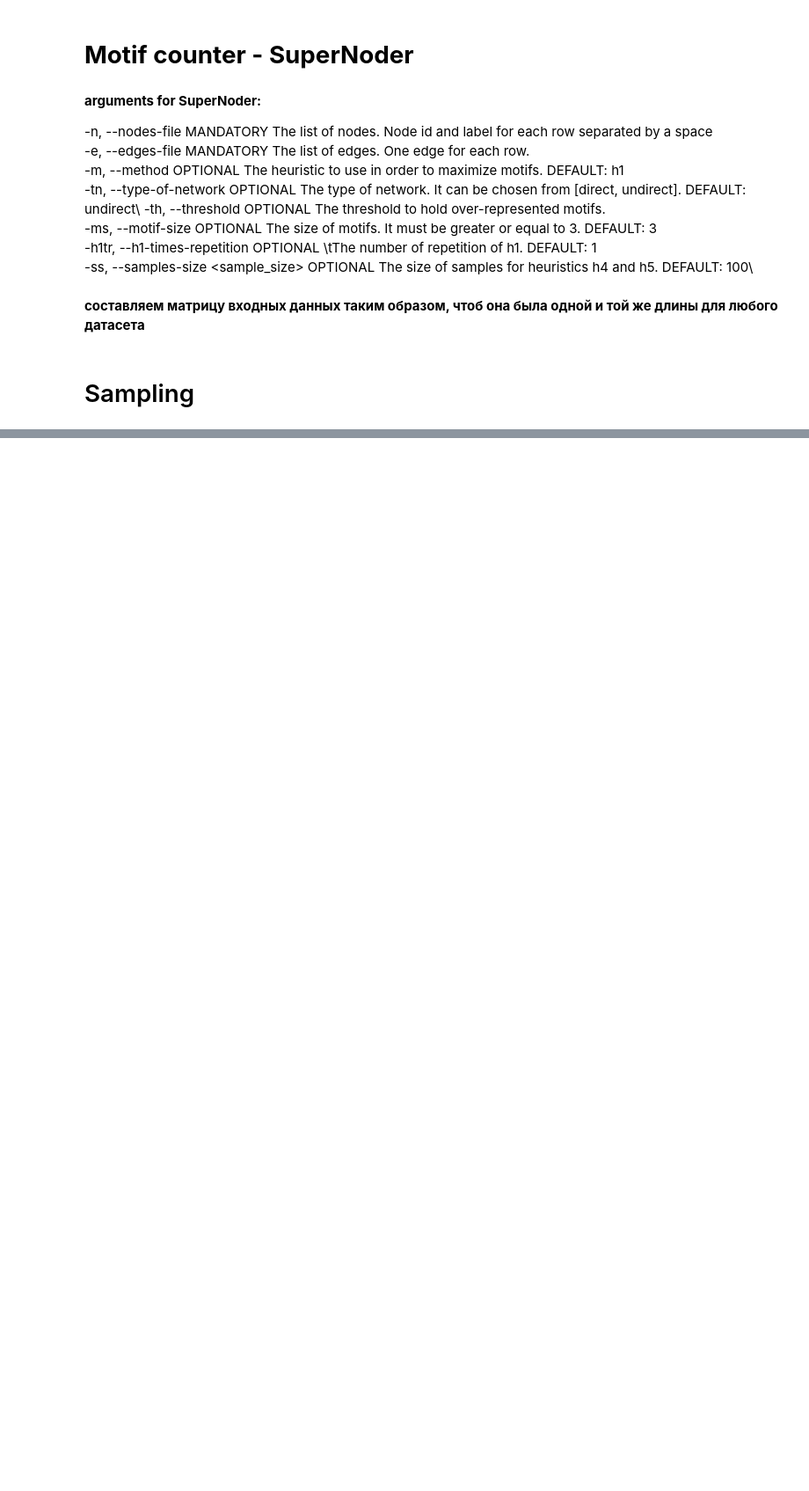
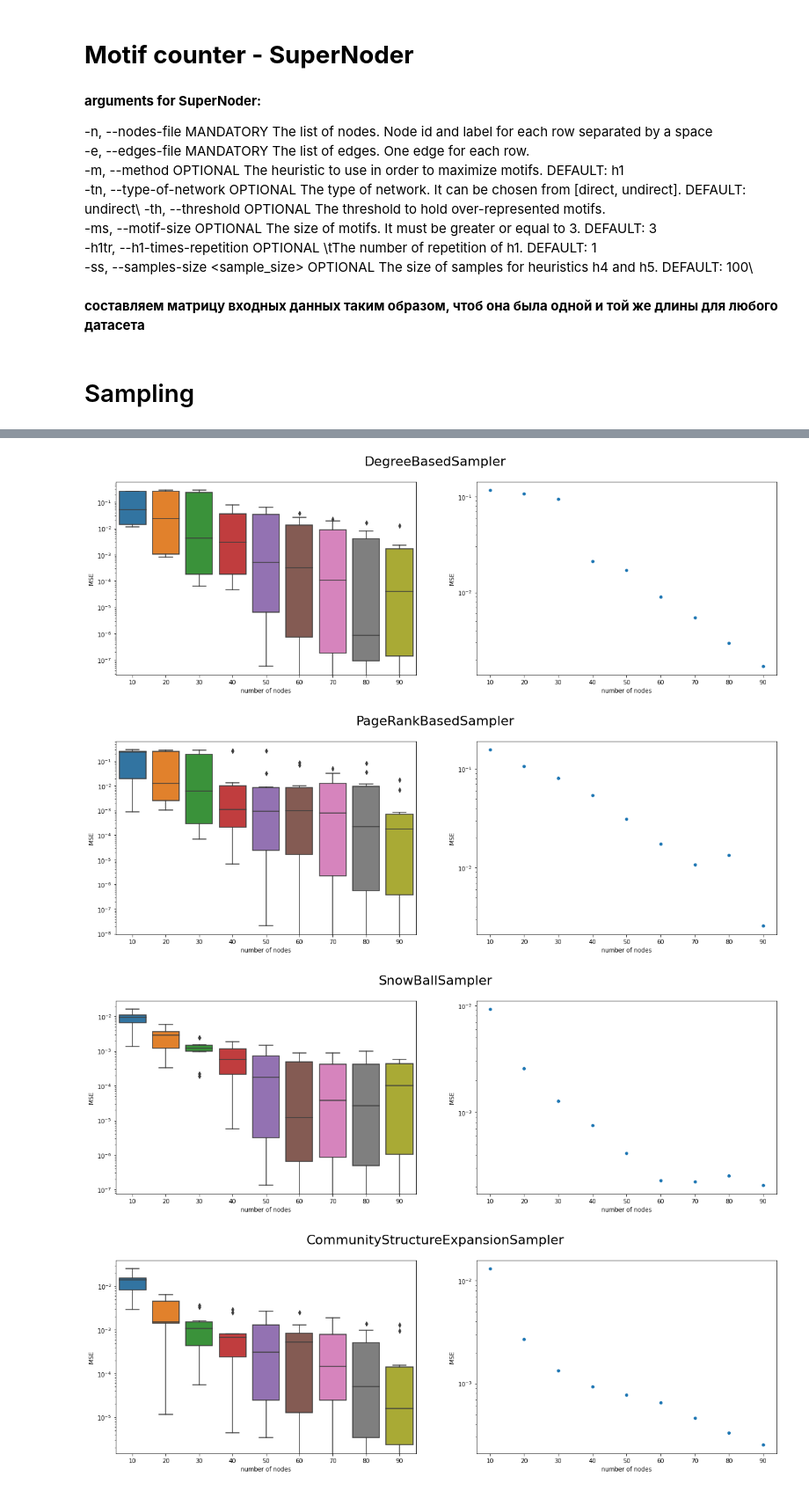
Before and after one commit to anpolol/DifusionPredictionUsingMotifs, a Jupyter notebook: Main.ipynb, the cells around one changed output, grey strips where cells are left out. Shown: that part at 88% size. Drawn from its saved outputs; the diff is of its cells as text; code cells hidden in the pictures; blank space fills up the shorter version.

```diff
--- a/Main.ipynb
+++ b/Main.ipynb
@@ -273,0 +324,8 @@ def motifs_to_vec(motifs1, motifs2):
+# %%
+for name in MSE_methods_f1:
+    plot(MSE_methods_f1[name],name)
+# %% [output]
+[figure, added]
+[figure, added]
+[figure, added]
+[figure, added]
```
Also changed, not shown: parts of 21 cells of this notebook, 10 other files.
